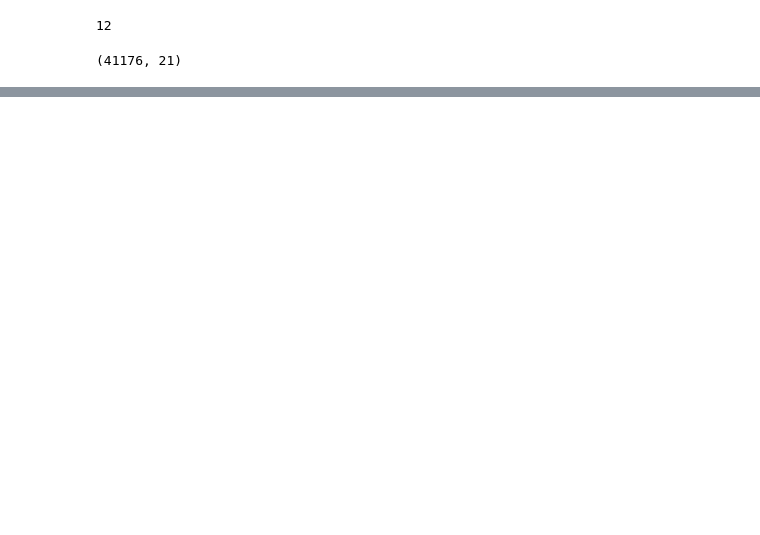
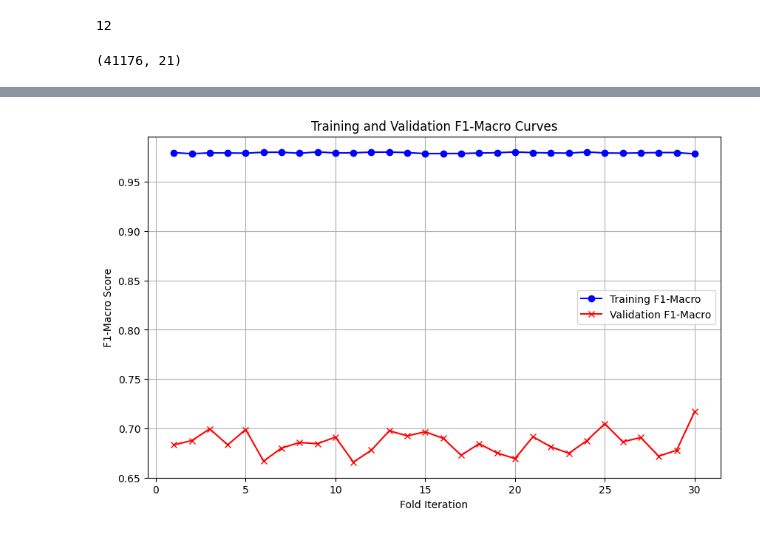
Before and after one commit to Chanidu-Edirisinghe/MachineLearningCW, a Jupyter notebook: RandomForest.ipynb, the cells around one changed output, grey strips where cells are left out. Cells and saved outputs as stored; diff of their text form; code cells hidden in the pictures; blank space fills up the shorter version.

```diff
--- a/RandomForest.ipynb
+++ b/RandomForest.ipynb
@@ -208,6 +311,3 @@ df = df[df["housing"] != "unknown"]
 # %%
 # remove "unknown" rows from loan column
 df = df[df["loan"] != "unknown"]
-# %%
-# drop poutcome column
-df.drop(columns = ['poutcome'], inplace = True)
@@ -263,4 +332,9 @@ Class imbalance ratio: 0.889: 0.111
+# %%
+# Ensure y is encoded as integers
+from sklearn.preprocessing import LabelEncoder
+label_encoder = LabelEncoder()
+df.y = label_encoder.fit_transform(df.y)
 # %%
 # one hot encoding
-df = pd.get_dummies(df, columns=['job', 'marital', 'education', 'default', 'housing', 'loan', 'contact',
-       'month','day_of_week'], drop_first=True)
+df = pd.get_dummies(df, columns=['job', 'marital', 'education', 'housing', 'loan', 'contact',
+       'month','day_of_week','poutcome'], drop_first=True)
@@ -271,6 +341,3 @@ df.shape
-# %%
-# Encode "yes" as 1 and "no" as 0
-df['y'] = df['y'].map({'yes': 1, 'no': 0})
 # %%
 y = df.y
 X = df.drop(columns = ['y'])
@@ -374,0 +355,64 @@ Confusion Matrix:
+# %%
+import matplotlib.pyplot as plt
+from numpy import mean
+from sklearn.model_selection import cross_val_score, RepeatedStratifiedKFold
+from sklearn.ensemble import RandomForestClassifier
+from imblearn.pipeline import Pipeline
+from imblearn.over_sampling import RandomOverSampler
+from sklearn.model_selection import train_test_split
+from sklearn.metrics import f1_score
+
+import warnings
+warnings.filterwarnings("ignore", category=FutureWarning)
+
+# Define pipeline
+pipeline_steps = [('oversample', RandomOverSampler()), ('classifier', RandomForestClassifier())]
+pipeline = Pipeline(steps=pipeline_steps)
+
+# Define Repeated Stratified K-Fold
+cv_strategy = RepeatedStratifiedKFold(n_splits=10, n_repeats=3, random_state=1)
+
+# Store training and validation scores
+train_scores = []
+val_scores = []
+
+# Manually calculate training and validation performance for each fold
+for train_idx, val_idx in cv_strategy.split(X, y):
+    # Split data
+    X_train, X_val = X.iloc[train_idx], X.iloc[val_idx]
+    y_train, y_val = y.iloc[train_idx], y.iloc[val_idx]
+
+    # Fit model on training data
+    pipeline.fit(X_train, y_train)
+
+    # Evaluate on training data (same data used for training)
+    y_train_pred = pipeline.predict(X_train)
+    train_f1 = f1_score(y_train, y_train_pred, average='macro')
+    train_scores.append(train_f1)
+
+    # Evaluate on validation data (held-out data)
+    y_val_pred = pipeline.predict(X_val)
+    val_f1 = f1_score(y_val, y_val_pred, average='macro')
+    val_scores.append(val_f1)
+
+# Convert to numpy arrays for mean and std calculation
+train_scores = np.array(train_scores)
+val_scores = np.array(val_scores)
+
+# Plotting the curves
+plt.figure(figsize=(10, 6))
+plt.plot(range(1, len(train_scores) + 1), train_scores, label="Training F1-Macro", color='blue', linestyle='-', marker='o')
+plt.plot(range(1, len(val_scores) + 1), val_scores, label="Validation F1-Macro", color='red', linestyle='-', marker='x')
+
+plt.title('Training and Validation F1-Macro Curves')
+plt.xlabel('Fold Iteration')
+plt.ylabel('F1-Macro Score')
+plt.legend(loc='best')
+plt.grid(True)
+plt.show()
+
+# Calculate and print the mean F1-macro scores
+print(f'Mean Training F1-Macro: {train_scores.mean():.3f}')
+print(f'Mean Validation F1-Macro: {val_scores.mean():.3f}')
+# %% [output]
+[figure, added]
```
Also changed, not shown: parts of 80 cells of this notebook.
